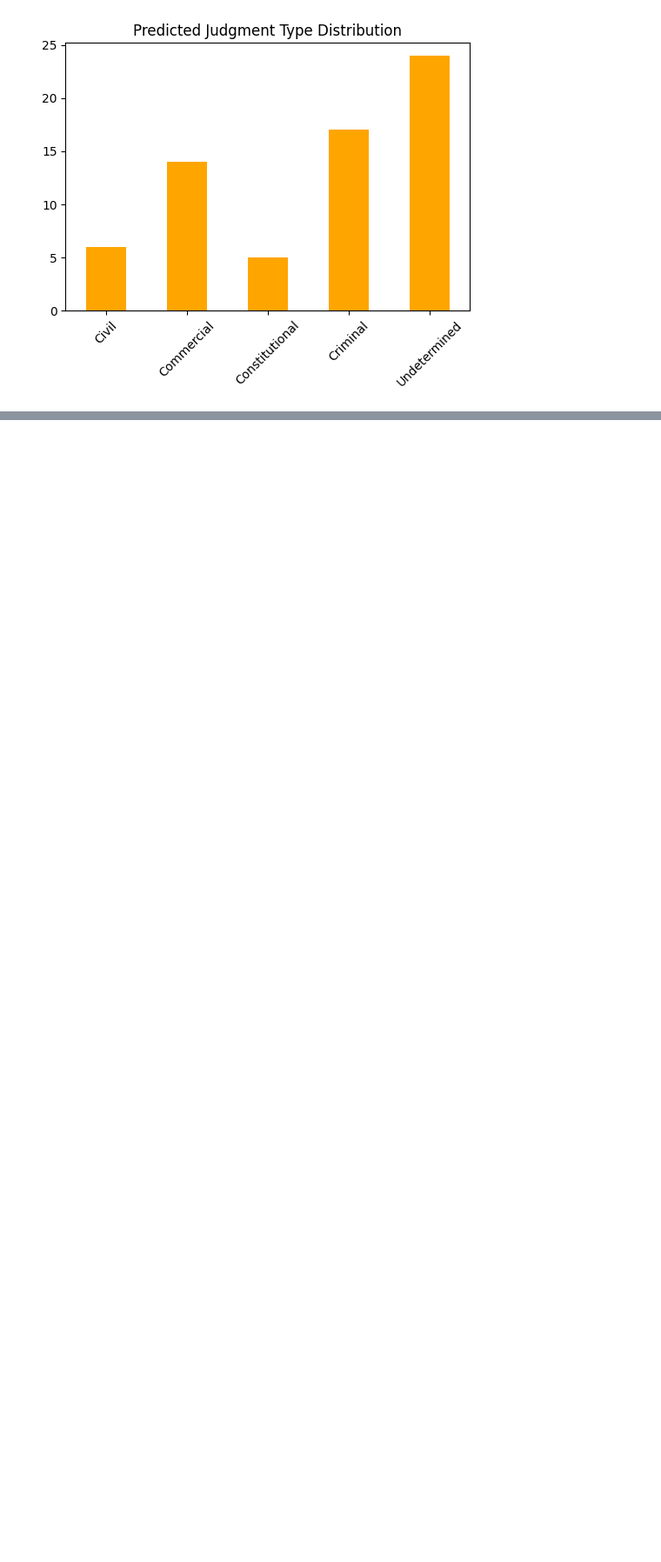
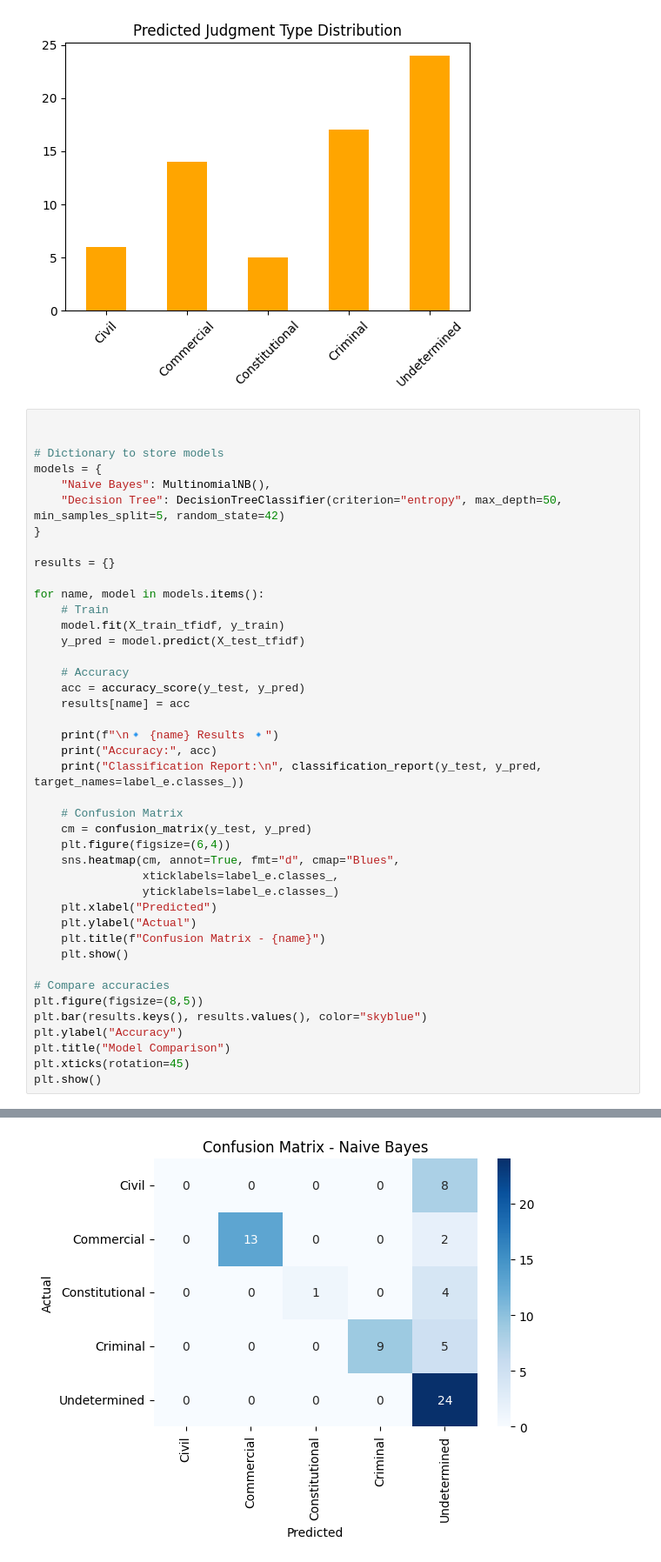
Before and after one commit to SuwilanjiTrey/DataMining-11, a Jupyter notebook: dataMiningGroup11.ipynb, the cells around one changed output, grey strips where cells are left out. Shown at 87% size. Drawn from its saved outputs; the diff is of its cells as text; blank space fills up the shorter version.

Commit message:
[EV] added confusion matrices and graphs to differentiate naive bayes approach and decision tree

```diff
--- a/dataMiningGroup11.ipynb
+++ b/dataMiningGroup11.ipynb
@@ -640,3 +640,46 @@ plt.show()
 # %% [output]
 [figure]
 [figure]
+# %%
+
+
+# Dictionary to store models
+models = {
+    "Naive Bayes": MultinomialNB(),
+    "Decision Tree": DecisionTreeClassifier(criterion="entropy", max_depth=50, min_samples_split=5, random_state=42)
+}
+
+results = {}
+
+for name, model in models.items():
+    # Train
+    model.fit(X_train_tfidf, y_train)
+    y_pred = model.predict(X_test_tfidf)
+
+    # Accuracy
+    acc = accuracy_score(y_test, y_pred)
+    results[name] = acc
+
+    print(f"\n🔹 {name} Results 🔹")
+    print("Accuracy:", acc)
+    print("Classification Report:\n", classification_report(y_test, y_pred, target_names=label_e.classes_))
+
+    # Confusion Matrix
+    cm = confusion_matrix(y_test, y_pred)
+    plt.figure(figsize=(6,4))
+    sns.heatmap(cm, annot=True, fmt="d", cmap="Blues",
+                xticklabels=label_e.classes_,
+                yticklabels=label_e.classes_)
+    plt.xlabel("Predicted")
+    plt.ylabel("Actual")
+    plt.title(f"Confusion Matrix - {name}")
+    plt.show()
+
+# Compare accuracies
+plt.figure(figsize=(8,5))
+plt.bar(results.keys(), results.values(), color="skyblue")
+plt.ylabel("Accuracy")
+plt.title("Model Comparison")
+plt.xticks(rotation=45)
+plt.show()
+# %% [output]
@@ -642,0 +700 @@ plt.show()
+[figure, added]
```
Also changed, not shown: parts of 2 cells of this notebook.
